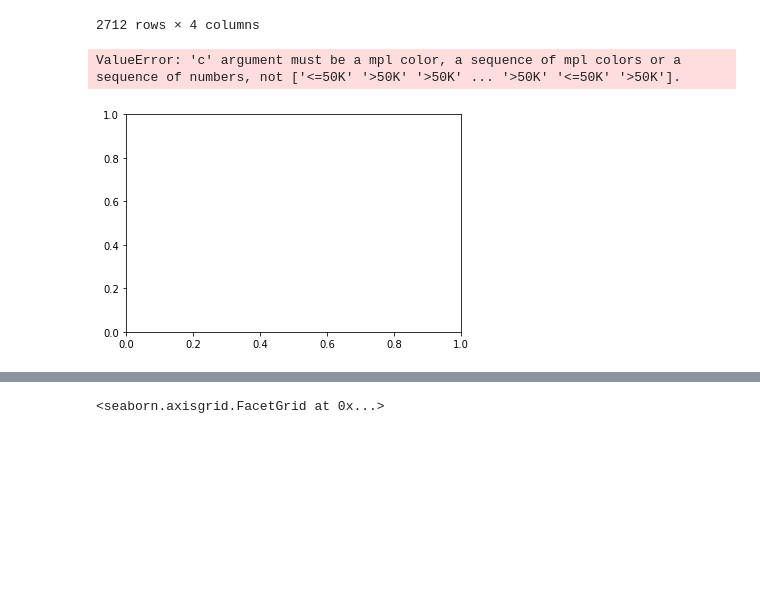
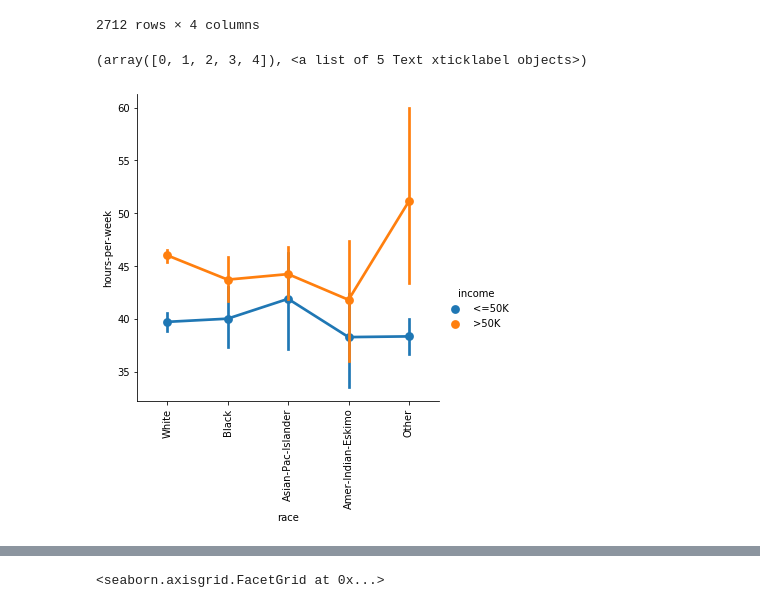
Before and after one commit to ShithiAhmed/census-income-data-visualization, a Jupyter notebook: project.ipynb, the cells around one changed output, grey strips where cells are left out. Drawn from its saved outputs; the diff is of its cells as text; code cells hidden in the pictures; blank space fills up the shorter version.

Commit message:
point plot

```diff
--- a/project.ipynb
+++ b/project.ipynb
@@ -148,13 +148,12 @@ df_filtered[["age", "capital-loss","hours-per-week", "income" ]]
 | 32560 | 52 | 0 | 40 | >50K |
 2712 rows × 4 columns
 # %%
-
-df_filtered.plot.scatter(x='age',y='hours-per-week',c = 'income')
-
-plt.show()
+import seaborn as sns
+sns.catplot(df_filtered, x="race", y="hours-per-week", hue="income", kind="point")
+plt.xticks(rotation=90)
 # %% [output]
-ValueError: 'c' argument must be a mpl color, a sequence of mpl colors or a sequence of numbers, not ['<=50K' '>50K' '>50K' ... '>50K' '<=50K' '>50K'].
+(array([0, 1, 2, 3, 4]), <a list of 5 Text xticklabel objects>)
-[figure, old version]
+[figure, new version]
 # %%
 import seaborn as sns
 sns.relplot(
```
Also changed, not shown: parts of 3 cells of this notebook.
